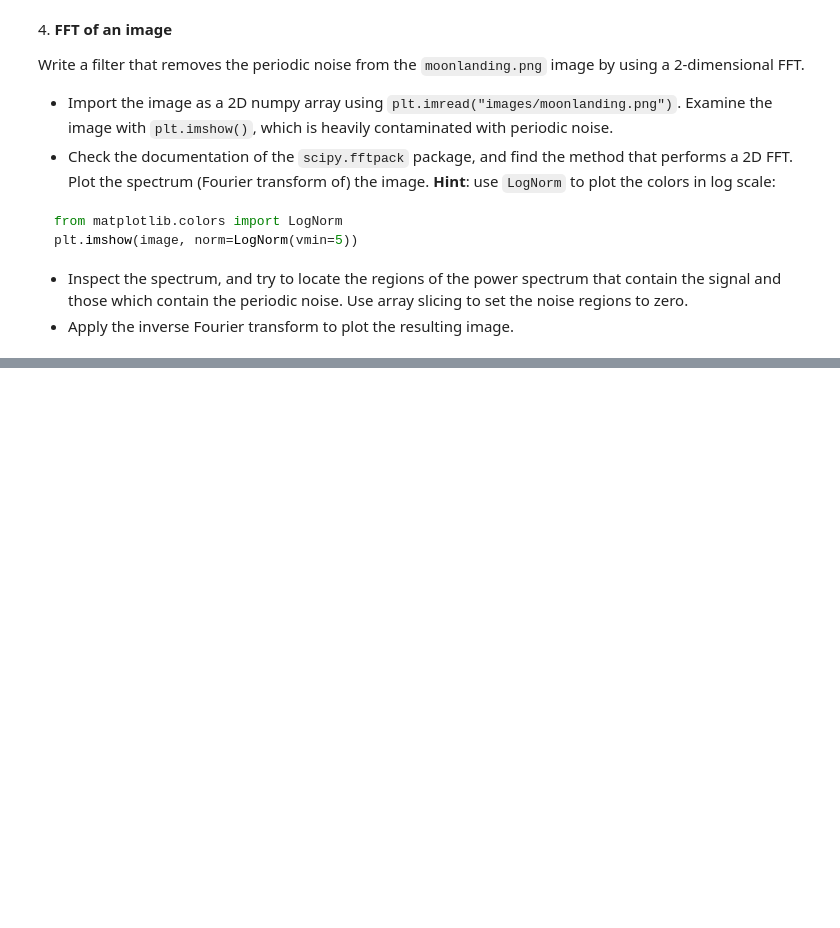
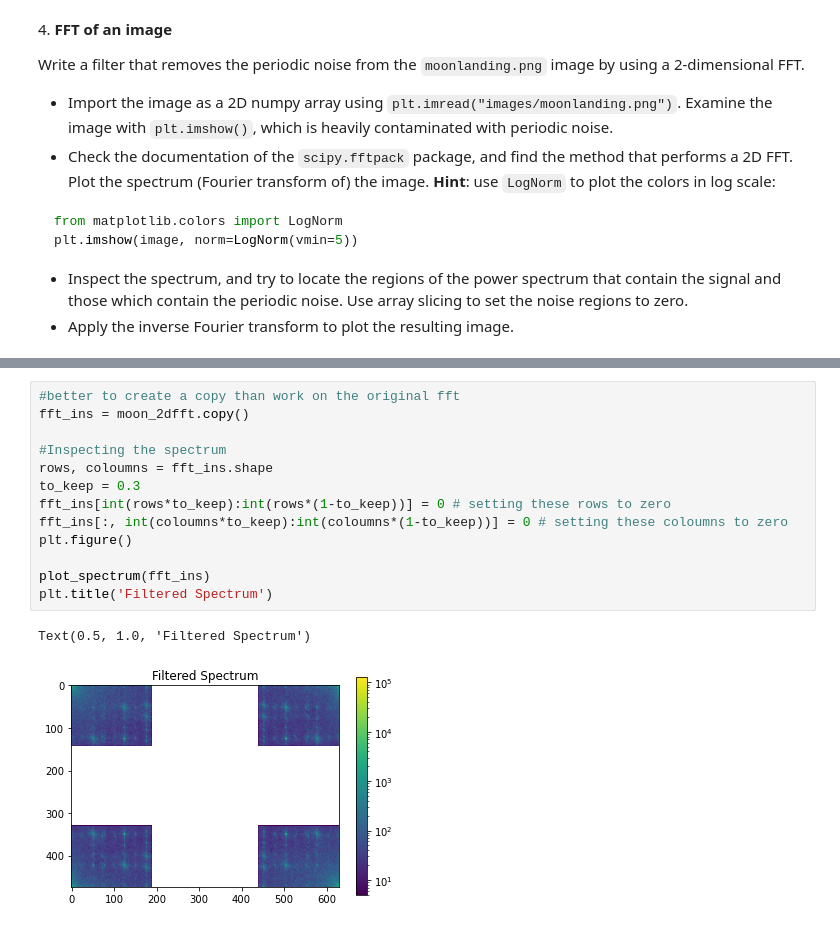
Before and after one commit to shalinimada/ScientificComputingWithPython2022, a Jupyter notebook: 09ex_numerical.ipynb, the cells around one changed output, grey strips where cells are left out. Cells and saved outputs as stored; diff of their text form; blank space fills up the shorter version.

```diff
--- a/09ex_numerical.ipynb
+++ b/09ex_numerical.ipynb
@@ -176,0 +214,16 @@ FileNotFoundError: [Errno 2] No such file or directory: 'images/moonlanding.png'
+# %%
+#better to create a copy than work on the original fft
+fft_ins = moon_2dfft.copy()
+
+#Inspecting the spectrum
+rows, coloumns = fft_ins.shape
+to_keep = 0.3
+fft_ins[int(rows*to_keep):int(rows*(1-to_keep))] = 0 # setting these rows to zero
+fft_ins[:, int(coloumns*to_keep):int(coloumns*(1-to_keep))] = 0 # setting these coloumns to zero
+plt.figure()
+
+plot_spectrum(fft_ins)
+plt.title('Filtered Spectrum')
+# %% [output]
+Text(0.5, 1.0, 'Filtered Spectrum')
+[figure, added]
```
Also changed, not shown: parts of 5 cells of this notebook.
